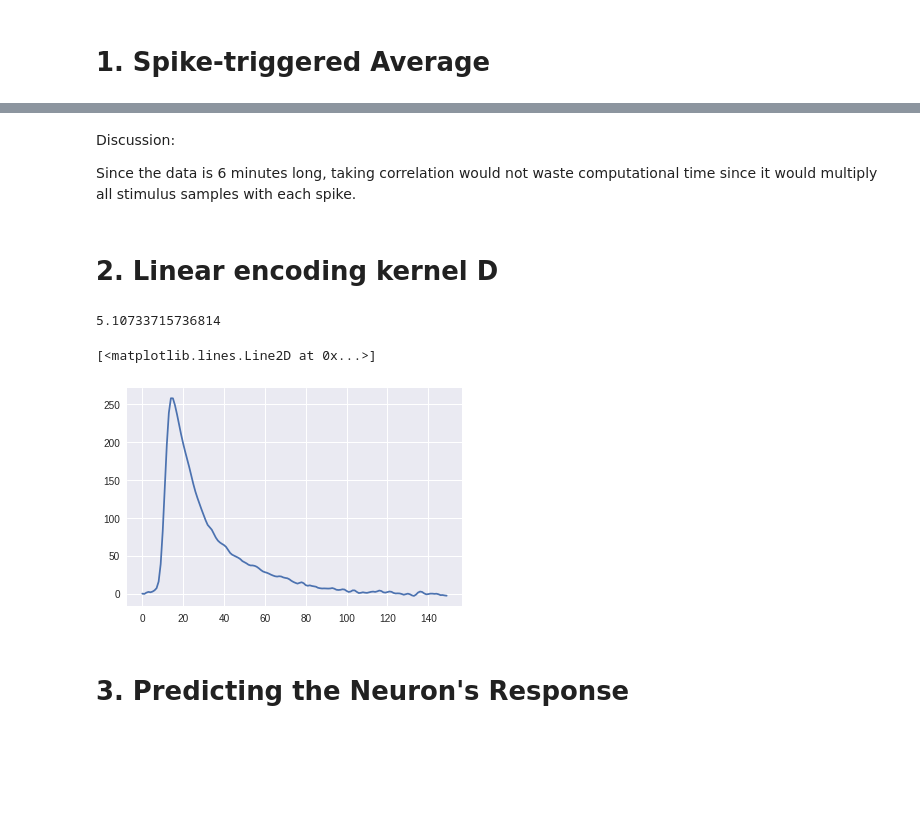
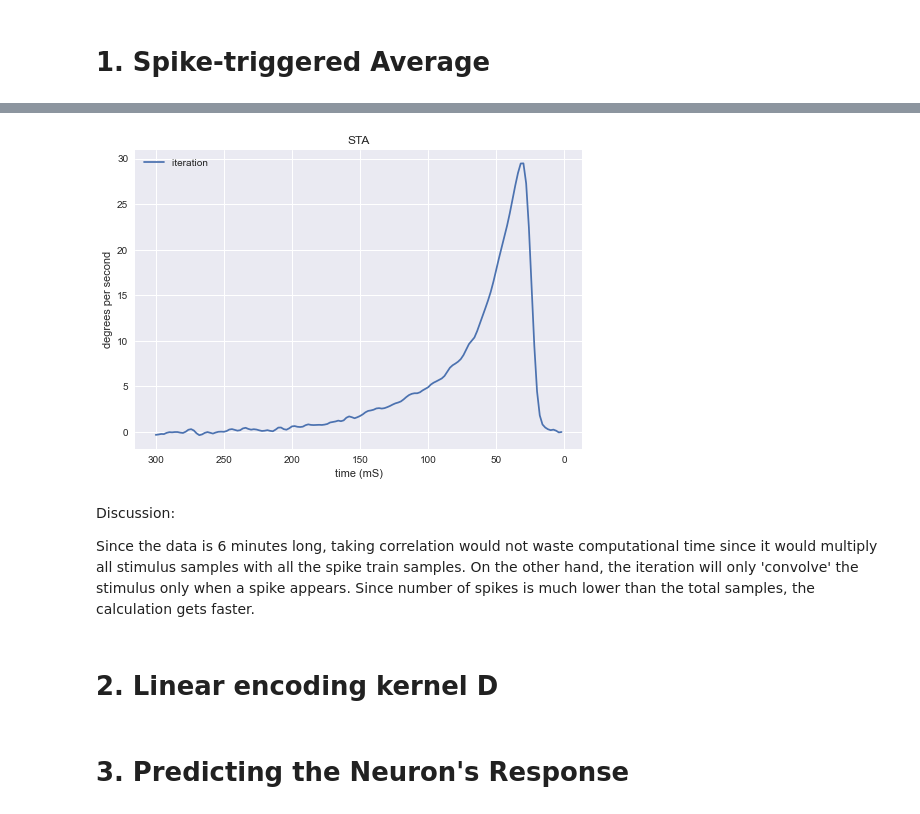
Before and after one commit to bramantyois/aand, a Jupyter notebook: week_04/week_04.ipynb, the cells around one changed output, grey strips where cells are left out. Cells and saved outputs as stored; diff of their text form; code cells hidden in the pictures; blank space fills up the shorter version.

```diff
--- a/week_04/week_04.ipynb
+++ b/week_04/week_04.ipynb
@@ -75,22 +71,24 @@ print('time elapsed (iteration): {}'.format(end - start))
 # %%
-mid = int(sta1.shape[0]/2)
 ticks = np.arange(300, -50, -50)
 t = np.linspace(0,int(max_tau/del_t),len(ticks))
 
-plt.plot(mp.flip(sta1[mid-150:mid]) + 0.25*np.max(sta1), label='np.correlate (offset)')
+#mid = int(sta1.shape[0]/2)
+#plt.plot(mp.flip(sta1[mid-150:mid]) + 0.25*np.max(sta1), label='np.correlate (offset)')
 plt.plot(np.flip(sta2), label='iteration ')
 
 plt.title('STA')
 plt.ylabel('degrees per second')
 plt.xlabel('time (mS)')
 plt.xticks(t, ticks)
 plt.legend()
 
 plt.show()
+# %% [output]
+[figure, added]
 # %% [markdown]
 Discussion:
 
-Since the data is 6 minutes long, taking correlation would not waste computational time since it would multiply all stimulus samples with each spike.
+Since the data is 6 minutes long, taking correlation would not waste computational time since it would multiply all stimulus samples with all the spike train samples. On the other hand, the iteration will only 'convolve' the stimulus only when a spike appears. Since number of spikes is much lower than the total samples, the calculation gets faster.
 # %% [markdown]
 # 2. Linear encoding kernel D
 # %%
@@ -98,12 +96,6 @@ rate = num_spikes / max_t
 var = np.var(stim)*del_t
 
 d_kernel = sta2 * rate / var
-print(var)
-plt.plot(d_kernel)
-# %% [output]
-5.10733715736814
-[<matplotlib.lines.Line2D at 0x...>]
-[figure, removed]
 # %% [markdown]
 # 3. Predicting the Neuron's Response
 # %%
```
Also changed, not shown: parts of 5 cells of this notebook.
